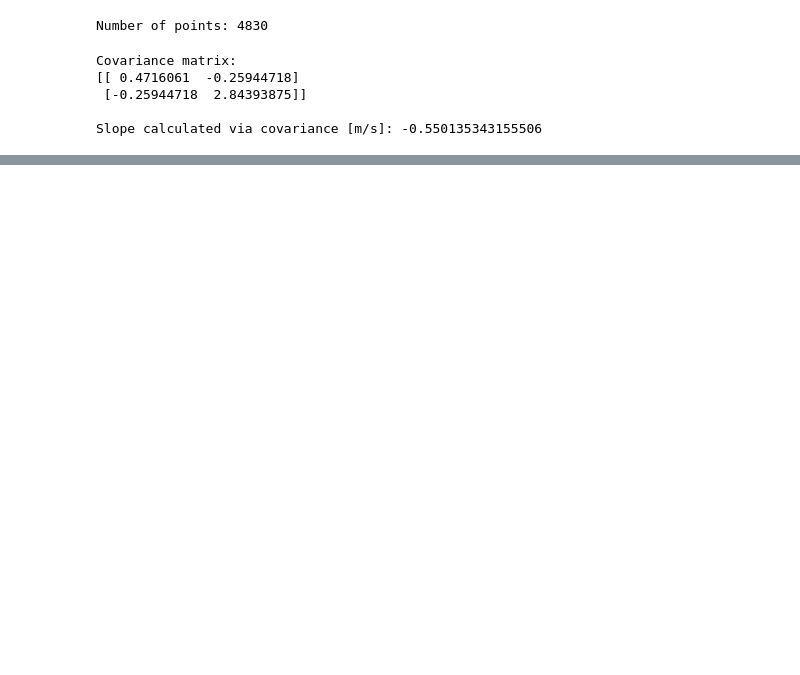
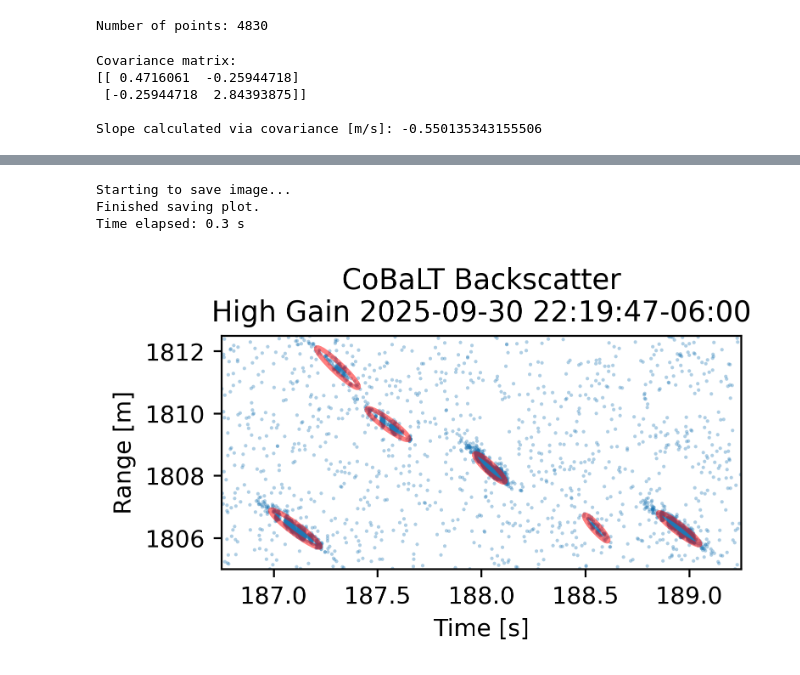
Before and after one commit to gkirchhoff32/Cloud-Measurements, a Jupyter notebook: project_meas_cloud/calculators/rainfall_estimation_gmm.ipynb, the cells around one changed output, grey strips where cells are left out. Cells and saved outputs as stored; diff of their text form; code cells hidden in the pictures; blank space fills up the shorter version.

Commit message:
worked on plots for rain paper AGAIN

```diff
--- a/project_meas_cloud/calculators/rainfall_estimation_gmm.ipynb
+++ b/project_meas_cloud/calculators/rainfall_estimation_gmm.ipynb
@@ -549,30 +549,37 @@ def draw_ellipse(mean, cov, ax, n_std=2.0, **kwargs):
         angle=angle,
         fill=False,
         edgecolor='red',
-        linewidth=2.5,
+        linewidth=2.0,
         alpha=0.5,
         **kwargs
     )
     ax.add_patch(ellipse)
 # %%
-fig = plt.figure(figsize=(4,4), dpi=dp.plotter.save_dpi)
+fig = plt.figure(figsize=dp.plotter.figsize, dpi=dp.plotter.save_dpi)
 ax1 = fig.add_subplot(111)
 ax1.scatter(X[:, 0], X[:, 1], s=dp.plotter.dot_size, alpha=0.35, marker='.')
 for mean, cov in zip(mu_best, S):
     draw_ellipse(mean.detach().numpy(), cov.detach().numpy(), ax1)
 ax1.set_xlabel('Time [s]')
 ax1.set_ylabel('Range [m]')
 ax1.set_title(
     'CoBaLT Backscatter\n{} {}'.format("Low Gain" if dp.loader.low_gain else "High Gain", dp.loader.timestamp)
 )
+ax1.set_xlim(dp.plotter.xlim)
+ax1.set_ylim(np.array(dp.plotter.ylim)*1e3)
 plt.tight_layout()
 
 print('Starting to save image...')
 start = time.time()
 img_fname = dp.loader.generic_fname + '_scatter' + '.png'
 dp.loader.img_save_path = Path(dp.loader.data_dir + dp.loader.image_dir + dp.loader.date + '/covariance') / img_fname
 fname = dp.loader.get_unique_filename(dp.loader.img_save_path)
 fig.savefig(fname, dpi=dp.plotter.save_dpi)
 print('Finished saving plot.\nTime elapsed: {:.1f} s'.format(time.time() - start))
 
 plt.show()
+# %% [output]
+Starting to save image...
+Finished saving plot.
+Time elapsed: 0.3 s
+[figure, added]
```
Also changed, not shown: parts of 4 cells of this notebook, 5 other files.
